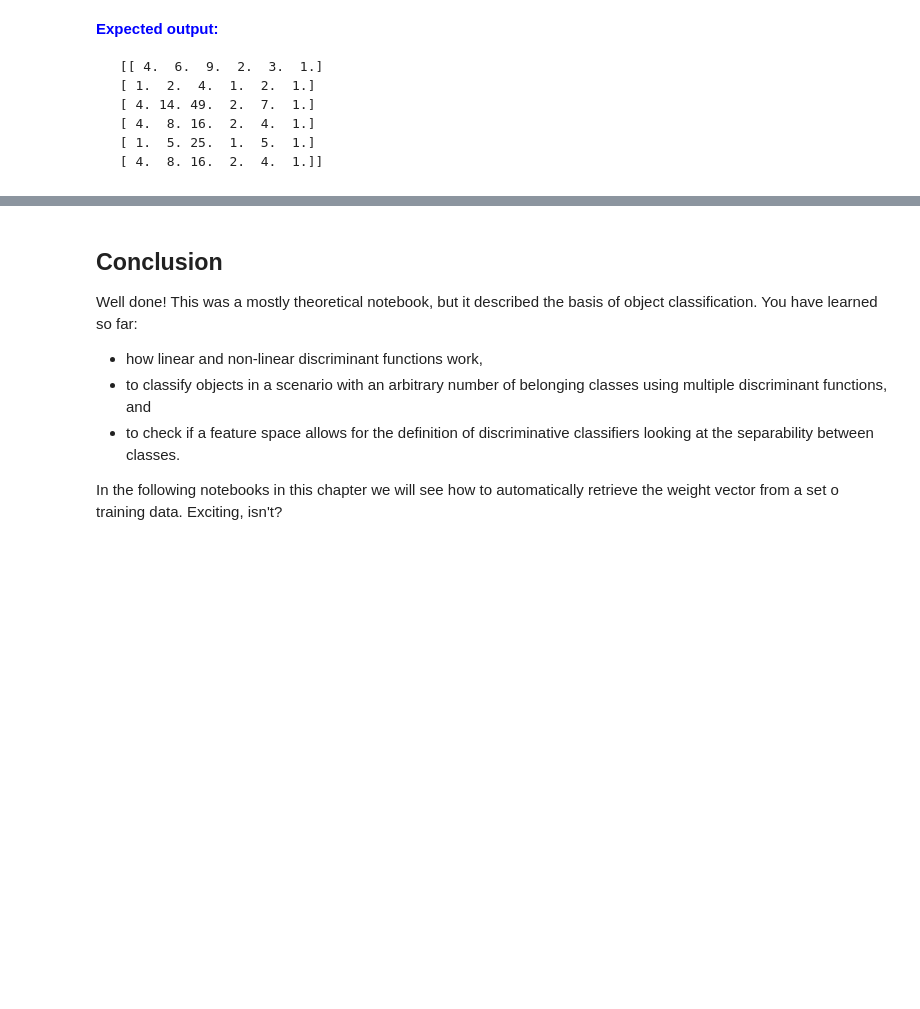
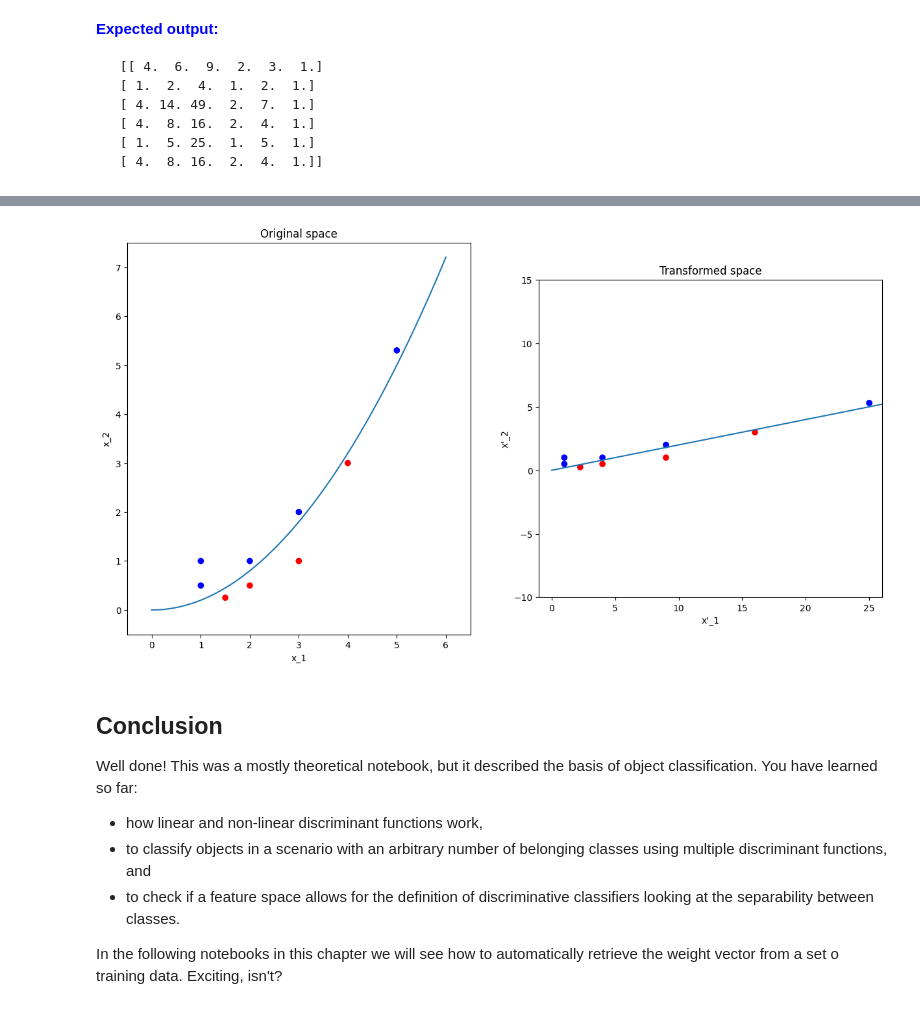
Before and after one commit to Croissanton/cvlab, a Jupyter notebook: Chapter 07. Object Recognition/7.1 Discriminant functions.ipynb, the cells around one changed output, grey strips where cells are left out. Cells and saved outputs as stored; diff of their text form; code cells hidden in the pictures; blank space fills up the shorter version.

```diff
--- a/Chapter 07. Object Recognition/7.1 Discriminant functions.ipynb
+++ b/Chapter 07. Object Recognition/7.1 Discriminant functions.ipynb
@@ -366,16 +368,16 @@ def transform_space(data_points):
             fx: set of points transformed to a quadratic space
     """
 
-    n_data = data_points.shape[None]
+    n_data = data_points.shape[0]
 
-    fx = np.zeros((None,None))
+    fx = np.zeros((n_data,6))
 
     for i in range(n_data):
 
-        x1 = data_points[None,None]
-        x2 = data_points[None,None]
+        x1 = data_points[i,0]
+        x2 = data_points[i,1]
 
-        fx[i,:] = [None, None, None, None, None, None]
+        fx[i,:] = [x1**2, x1*x2, x2**2, x1, x2, 1]
 
     return fx
 # %% [markdown]
@@ -434,41 +443,43 @@ w = np.array([[1],[0],[0],[0],[-5],[0]])
 data = np.array([[2,0.5],[1.5,0.25],[3,1],[1,1],[1,0.5],[2,1],[5,5.3],[4,3],[3,2]])
 
 # Trasform from the x space to a f(x) space
-transformed_data = transform_space(None)
+transformed_data = transform_space(data)
 
 # Compute class for each data
-classification = np.dot(None,None)
-class_ = np.sign(None)
+classification = np.dot(transformed_data,w)
+class_ = np.sign(classification)
 
 # Plot classified data
 matplotlib.rcParams['figure.figsize'] = (15.0, 15.0)
 ax = plt.subplot(121)
 ax.set_aspect('equal')
 plt.title('Original space')
 plt.xlabel("x_1")
 plt.ylabel("x_2")
 plt.axis([-0.5, 6.5, -0.5, 7.5])
-plt.scatter(None,None,c=None.flatten(), cmap="bwr")
+plt.scatter(data[:,0],data[:,1],c=class_.flatten(), cmap="bwr")
 
 # Plot discriminant line
 x = np.linspace(0, 6, 1000)
 y = (w[0]*(x**2) + w[5])/-w[4]
 plt.plot(x,y);
 
 # Or equivalently plotting the data in the transformed space,
 # where the descision boundary defined by the discrimiant function defines a line
 ax = plt.subplot(122)
 ax.set_aspect('equal')
 plt.title('Transformed space')
 plt.xlabel("x'_1")
 plt.ylabel("x'_2")
 plt.axis([-1, 26, -10, 15])
-plt.scatter(None,None,c=None.flatten(), cmap="bwr")
+plt.scatter(transformed_data[:,0],transformed_data[:,4],c=class_.flatten(), cmap="bwr")
 
 # Plot discrimant line
 x = np.linspace(0, 27, 1000)
 y = (w[0]*(x) + w[5])/-w[4]
 plt.plot(x,y);
+# %% [output]
+[figure, added]
 # %% [markdown]
 ## Conclusion
 
```
Also changed, not shown: parts of 4 cells of this notebook, 1 other file.
